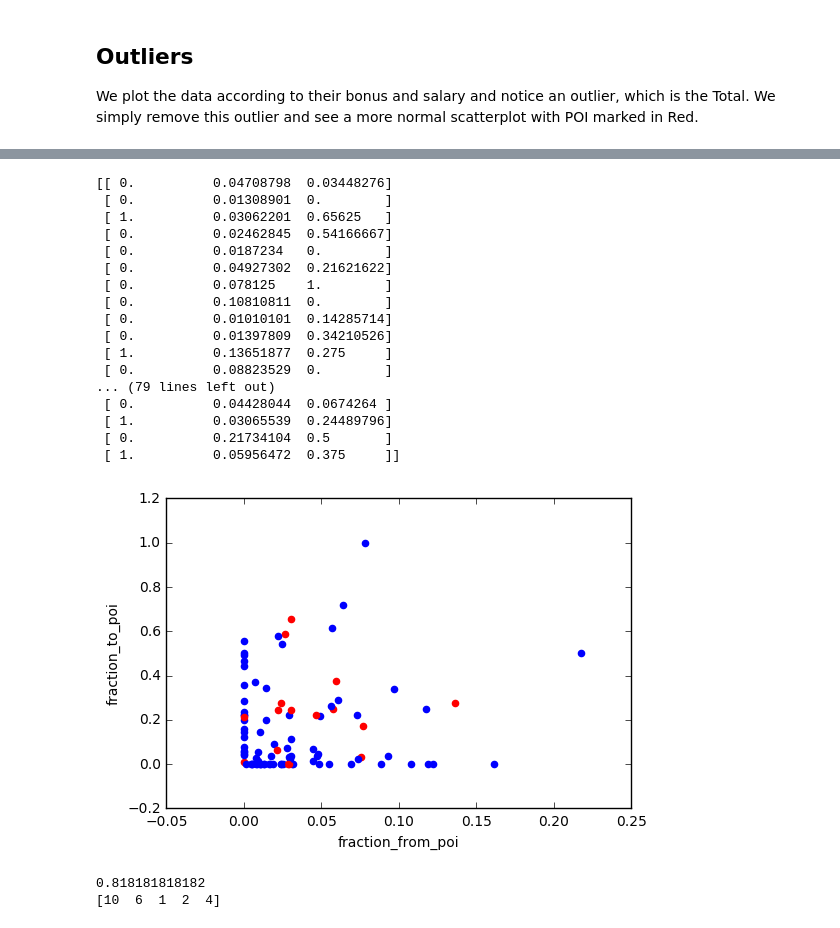
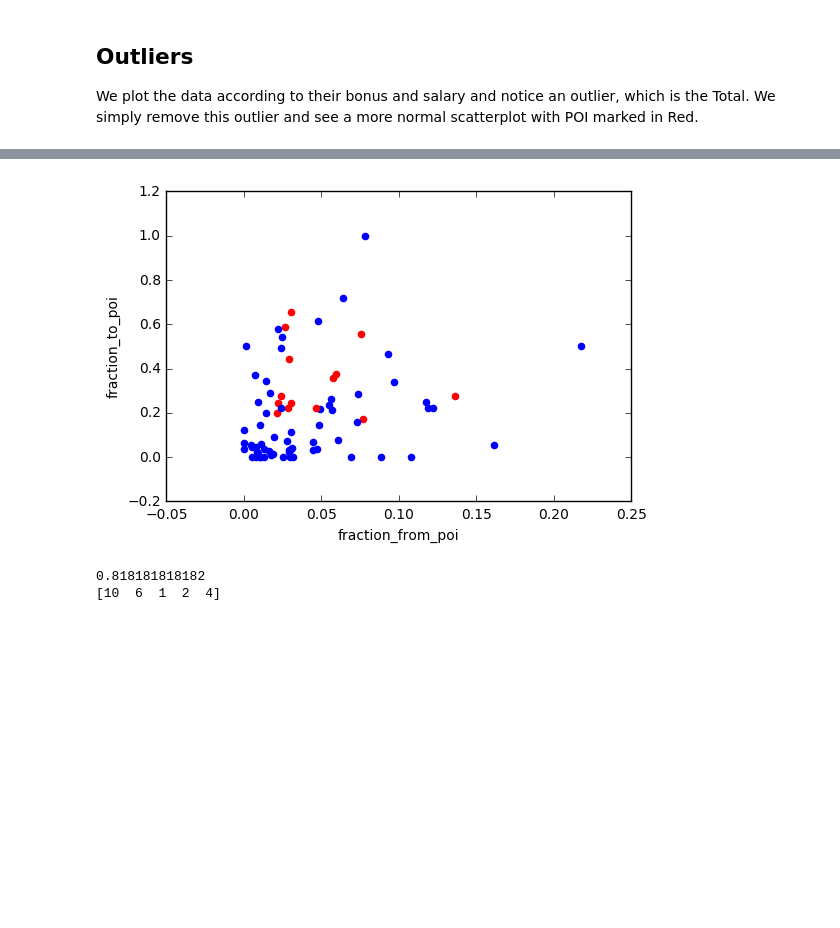
Before and after one commit to cmd-master/iml-enron-fraudcase, a Jupyter notebook: final_project/poi_id.py.ipynb, the cells around one changed output, grey strips where cells are left out. Cells and saved outputs as stored; diff of their text form; code cells hidden in the pictures; blank space fills up the shorter version.

```diff
--- a/final_project/poi_id.py.ipynb
+++ b/final_project/poi_id.py.ipynb
@@ -81,53 +80,39 @@ plotScatter(data, features_list)
 # %%
 ### Task 3: Create new feature(s)
 
-def computeFraction(dat, numerator, denominator):
+def computeFraction(numerator, denominator):
+    if (numerator != "NaN") | (denominator != "NaN"):
+        return (float(numerator) / float(denominator))
+    else:
+        return 0.
+
+def addNewFeature(dat, name, numer, denom=None, compute=False):
     new = {}
-    for key, val in dat.items():
-        if (val[numerator] != "NaN") | (val[denominator] != "NaN"):
-            new[val]append(float(val[numerator]) / float(val[denominator]))
-        else:
-            new.append(0.)
-    return new
-
-fraction_from_poi = computeFraction(my_dataset, "from_poi_to_this_person", "to_messages")
-fraction_to_poi = computeFraction(my_dataset, "from_this_person_to_poi", "from_messages")
-
-def addNewFeature(dat, name, measure):
-    new = {}
-    i = 0
-    for key, val in dat.items():
-        #fraction = computeFraction(val[numerator], val[denominator])
-        val[name] = measure[i]
-        new[key] = val
-        i += 1
+    if compute:
+        for key, val in dat.items():
+            fraction = computeFraction(val[numer], val[denom])
+            val[name] = fraction
+            new[key] = val
+    else:
+        i = 0
+        for key, val in dat.items():
+            val[name] = numer[i]
+            new[key] = val
+            i += 1
     return new
 
 my_dataset = addNewFeature(my_dataset,
-                           "fraction_from_poi", fraction_from_poi)
+                           "fraction_from_poi",
+                           "from_poi_to_this_person", "to_messages", compute = True)
 my_dataset = addNewFeature(my_dataset,
-                           "fraction_to_poi", fraction_to_poi)
+                           "fraction_to_poi",
+                           "from_this_person_to_poi", "from_messages", compute = True)
+my_dataset = addNewFeature(my_dataset, "salary_rs", salary_rs)
+my_dataset = addNewFeature(my_dataset, "bonus_rs", bonus_rs)
+my_dataset = addNewFeature(my_dataset, "exercised_stock_rs", exercised_stock_rs)
 
 features_list = featureList("fraction_from_poi", "fraction_to_poi")
 data = featureFormat(my_dataset, features_list, sort_keys = True)
-print data
 plotScatter(data, features_list)
 # %% [output]
-[[ 0.          0.04708798  0.03448276]
- [ 0.          0.01308901  0.        ]
- [ 1.          0.03062201  0.65625   ]
- [ 0.          0.02462845  0.54166667]
- [ 0.          0.0187234   0.        ]
- [ 0.          0.04927302  0.21621622]
- [ 0.          0.078125    1.        ]
- [ 0.          0.10810811  0.        ]
- [ 0.          0.01010101  0.14285714]
- [ 0.          0.01397809  0.34210526]
- [ 1.          0.13651877  0.275     ]
- [ 0.          0.08823529  0.        ]
-... (79 lines left out)
- [ 0.          0.04428044  0.0674264 ]
- [ 1.          0.03065539  0.24489796]
- [ 0.          0.21734104  0.5       ]
- [ 1.          0.05956472  0.375     ]]
-[figure, old version]
+[figure, new version]
```
Also changed, not shown: parts of 3 cells of this notebook.
